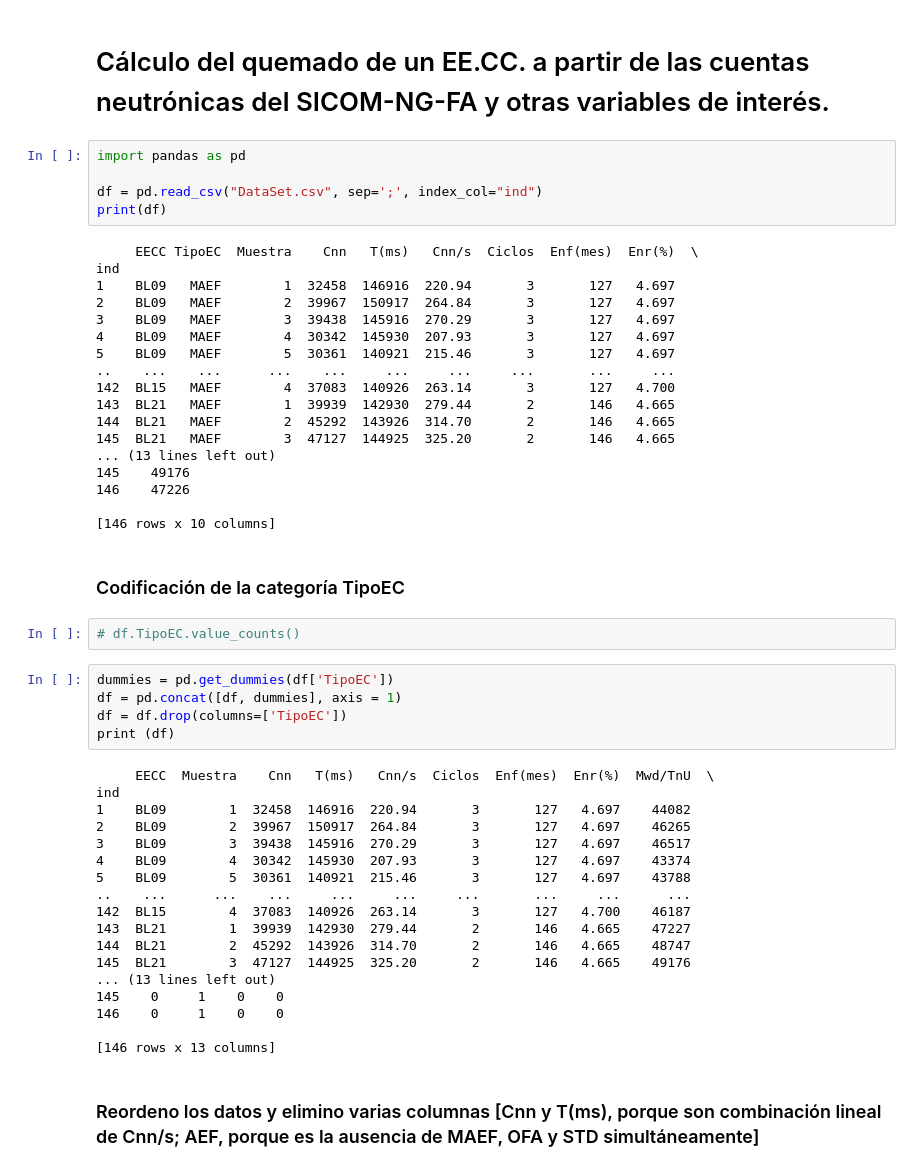
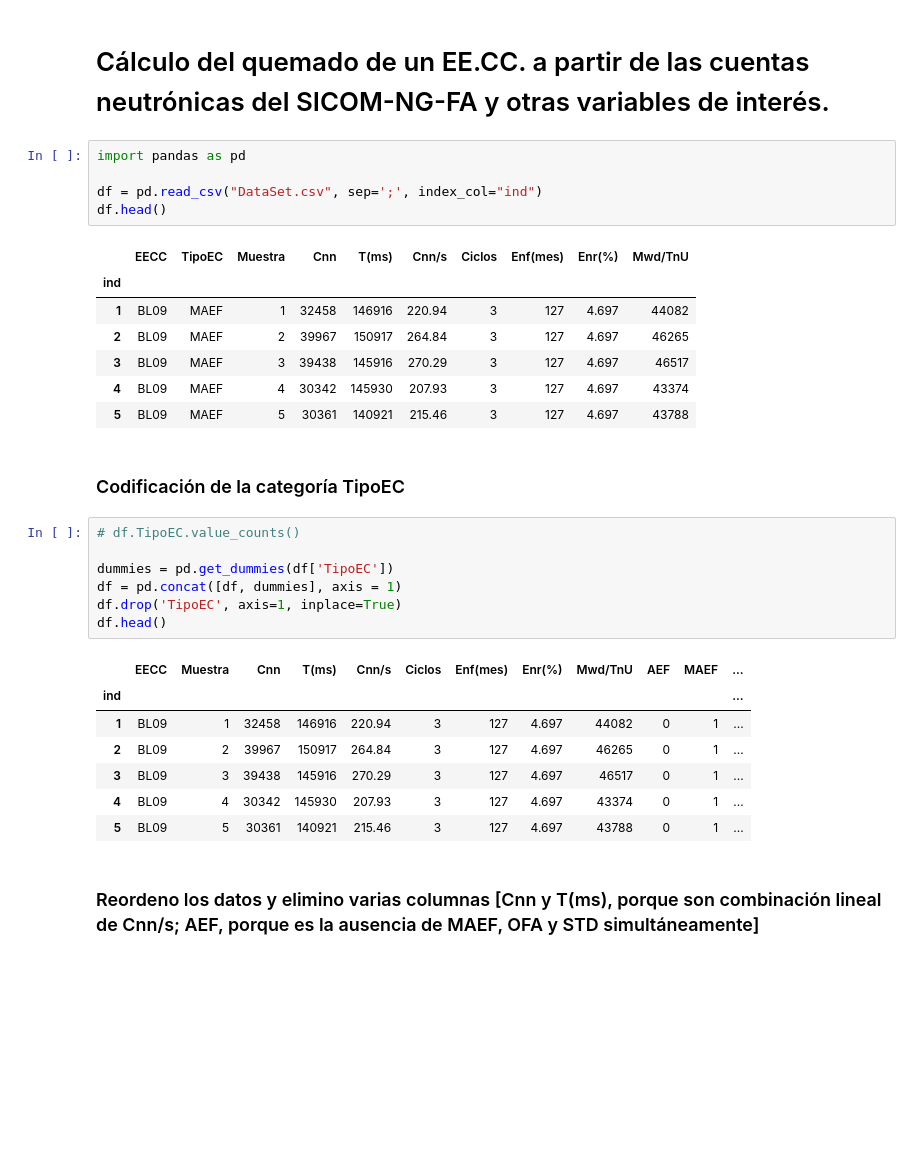
Before and after one commit to jarok03/PracticaUAM, a Jupyter notebook: CalculoQuemadoRev0.ipynb, the cells around one changed output. Drawn from its saved outputs; the diff is of its cells as text; blank space fills up the shorter version.

```diff
--- a/CalculoQuemadoRev0.ipynb
+++ b/CalculoQuemadoRev0.ipynb
@@ -4,52 +4,32 @@
 import pandas as pd
 
 df = pd.read_csv("DataSet.csv", sep=';', index_col="ind")
-print(df)
+df.head()
 # %% [output]
-     EECC TipoEC  Muestra    Cnn   T(ms)   Cnn/s  Ciclos  Enf(mes)  Enr(%)  \
-ind
-1    BL09   MAEF        1  32458  146916  220.94       3       127   4.697
-2    BL09   MAEF        2  39967  150917  264.84       3       127   4.697
-3    BL09   MAEF        3  39438  145916  270.29       3       127   4.697
-4    BL09   MAEF        4  30342  145930  207.93       3       127   4.697
-5    BL09   MAEF        5  30361  140921  215.46       3       127   4.697
-..    ...    ...      ...    ...     ...     ...     ...       ...     ...
-142  BL15   MAEF        4  37083  140926  263.14       3       127   4.700
-143  BL21   MAEF        1  39939  142930  279.44       2       146   4.665
-144  BL21   MAEF        2  45292  143926  314.70       2       146   4.665
-145  BL21   MAEF        3  47127  144925  325.20       2       146   4.665
-... (13 lines left out)
-145    49176
-146    47226
-
-[146 rows x 10 columns]
+|  | EECC | TipoEC | Muestra | Cnn | T(ms) | Cnn/s | Ciclos | Enf(mes) | Enr(%) | Mwd/TnU |
+| ind |  |  |  |  |  |  |  |  |  |  |
+| 1 | BL09 | MAEF | 1 | 32458 | 146916 | 220.94 | 3 | 127 | 4.697 | 44082 |
+| 2 | BL09 | MAEF | 2 | 39967 | 150917 | 264.84 | 3 | 127 | 4.697 | 46265 |
+| 3 | BL09 | MAEF | 3 | 39438 | 145916 | 270.29 | 3 | 127 | 4.697 | 46517 |
+| 4 | BL09 | MAEF | 4 | 30342 | 145930 | 207.93 | 3 | 127 | 4.697 | 43374 |
+| 5 | BL09 | MAEF | 5 | 30361 | 140921 | 215.46 | 3 | 127 | 4.697 | 43788 |
 # %% [markdown]
 ### Codificación de la categoría TipoEC
-# %%
-# df.TipoEC.value_counts()
 # %%
+# df.TipoEC.value_counts()
+
 dummies = pd.get_dummies(df['TipoEC'])
 df = pd.concat([df, dummies], axis = 1)
-df = df.drop(columns=['TipoEC'])
-print (df)
+df.drop('TipoEC', axis=1, inplace=True)
+df.head()
 # %% [output]
-     EECC  Muestra    Cnn   T(ms)   Cnn/s  Ciclos  Enf(mes)  Enr(%)  Mwd/TnU  \
-ind
-1    BL09        1  32458  146916  220.94       3       127   4.697    44082
-2    BL09        2  39967  150917  264.84       3       127   4.697    46265
-3    BL09        3  39438  145916  270.29       3       127   4.697    46517
-4    BL09        4  30342  145930  207.93       3       127   4.697    43374
-5    BL09        5  30361  140921  215.46       3       127   4.697    43788
-..    ...      ...    ...     ...     ...     ...       ...     ...      ...
-142  BL15        4  37083  140926  263.14       3       127   4.700    46187
-143  BL21        1  39939  142930  279.44       2       146   4.665    47227
-144  BL21        2  45292  143926  314.70       2       146   4.665    48747
-145  BL21        3  47127  144925  325.20       2       146   4.665    49176
-... (13 lines left out)
-145    0     1    0    0
-146    0     1    0    0
-
-[146 rows x 13 columns]
+|  | EECC | Muestra | Cnn | T(ms) | Cnn/s | Ciclos | Enf(mes) | Enr(%) | Mwd/TnU | AEF | MAEF | ... |
+| ind |  |  |  |  |  |  |  |  |  |  |  | ... |
+| 1 | BL09 | 1 | 32458 | 146916 | 220.94 | 3 | 127 | 4.697 | 44082 | 0 | 1 | ... |
+| 2 | BL09 | 2 | 39967 | 150917 | 264.84 | 3 | 127 | 4.697 | 46265 | 0 | 1 | ... |
+| 3 | BL09 | 3 | 39438 | 145916 | 270.29 | 3 | 127 | 4.697 | 46517 | 0 | 1 | ... |
+| 4 | BL09 | 4 | 30342 | 145930 | 207.93 | 3 | 127 | 4.697 | 43374 | 0 | 1 | ... |
+| 5 | BL09 | 5 | 30361 | 140921 | 215.46 | 3 | 127 | 4.697 | 43788 | 0 | 1 | ... |
 # %% [markdown]
 ### Reordeno los datos y elimino varias columnas [Cnn y T(ms), porque son combinación lineal de Cnn/s; AEF, porque es la ausencia de MAEF, OFA y STD simultáneamente]
 # %%
```
Also changed, not shown: parts of 19 cells of this notebook.
